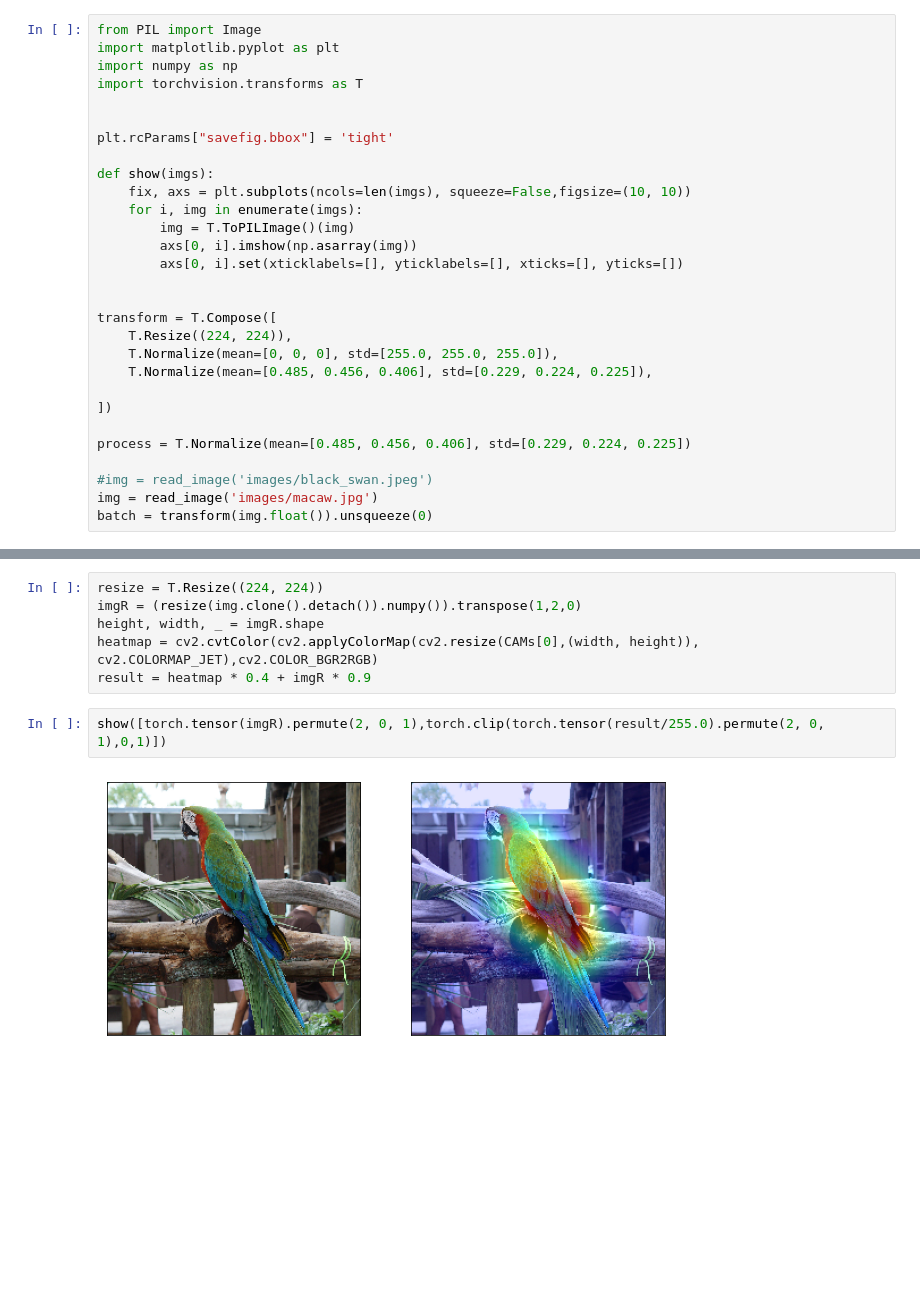
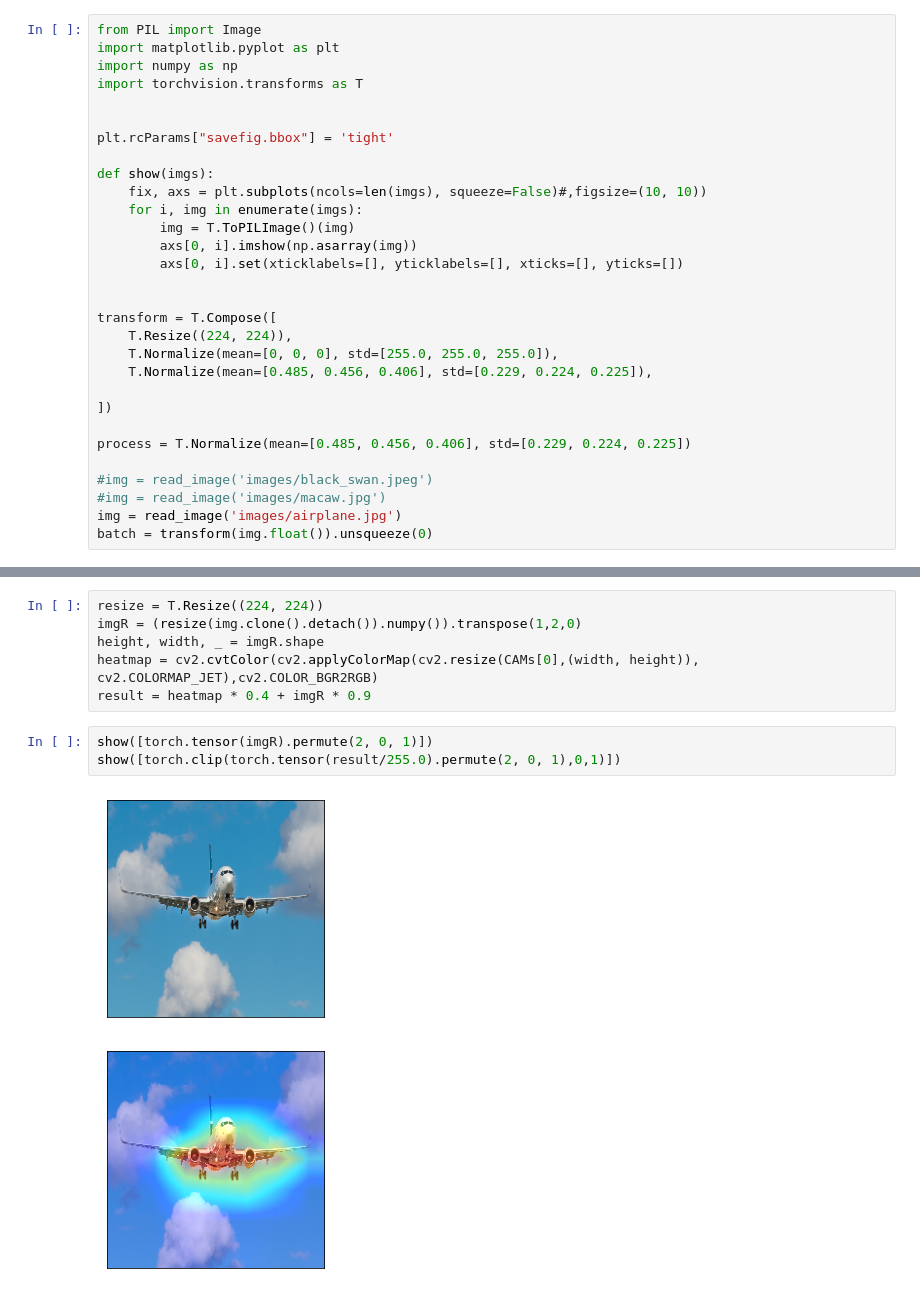
Before and after one commit to sunnyraj10411/Security-AI, a Jupyter notebook: ClassActivationMaps.ipynb, the cells around one changed output, grey strips where cells are left out. Cells and saved outputs as stored; diff of their text form; blank space fills up the shorter version.

Commit message:
Sunny: adding tank and airplane

```diff
--- a/ClassActivationMaps.ipynb
+++ b/ClassActivationMaps.ipynb
@@ -43,7 +43,7 @@ import torchvision.transforms as T
 plt.rcParams["savefig.bbox"] = 'tight'
 
 def show(imgs):
-    fix, axs = plt.subplots(ncols=len(imgs), squeeze=False,figsize=(10, 10))
+    fix, axs = plt.subplots(ncols=len(imgs), squeeze=False)#,figsize=(10, 10))
     for i, img in enumerate(imgs):
         img = T.ToPILImage()(img)
         axs[0, i].imshow(np.asarray(img))
@@ -60,7 +60,8 @@ transform = T.Compose([
 process = T.Normalize(mean=[0.485, 0.456, 0.406], std=[0.229, 0.224, 0.225])
 
 #img = read_image('images/black_swan.jpeg')
-img = read_image('images/macaw.jpg')
+#img = read_image('images/macaw.jpg')
+img = read_image('images/airplane.jpg')
 batch = transform(img.float()).unsqueeze(0)
 # %%
 batch = batch.to(device)
@@ -122,6 +123,8 @@ height, width, _ = imgR.shape
 heatmap = cv2.cvtColor(cv2.applyColorMap(cv2.resize(CAMs[0],(width, height)), cv2.COLORMAP_JET),cv2.COLOR_BGR2RGB)
 result = heatmap * 0.4 + imgR * 0.9
 # %%
-show([torch.tensor(imgR).permute(2, 0, 1),torch.clip(torch.tensor(result/255.0).permute(2, 0, 1),0,1)])
+show([torch.tensor(imgR).permute(2, 0, 1)])
+show([torch.clip(torch.tensor(result/255.0).permute(2, 0, 1),0,1)])
 # %% [output]
-[figure, old version]
+[figure, new version]
+[figure, added]
```
Also changed, not shown: parts of 1 cell of this notebook, 6 other files.
